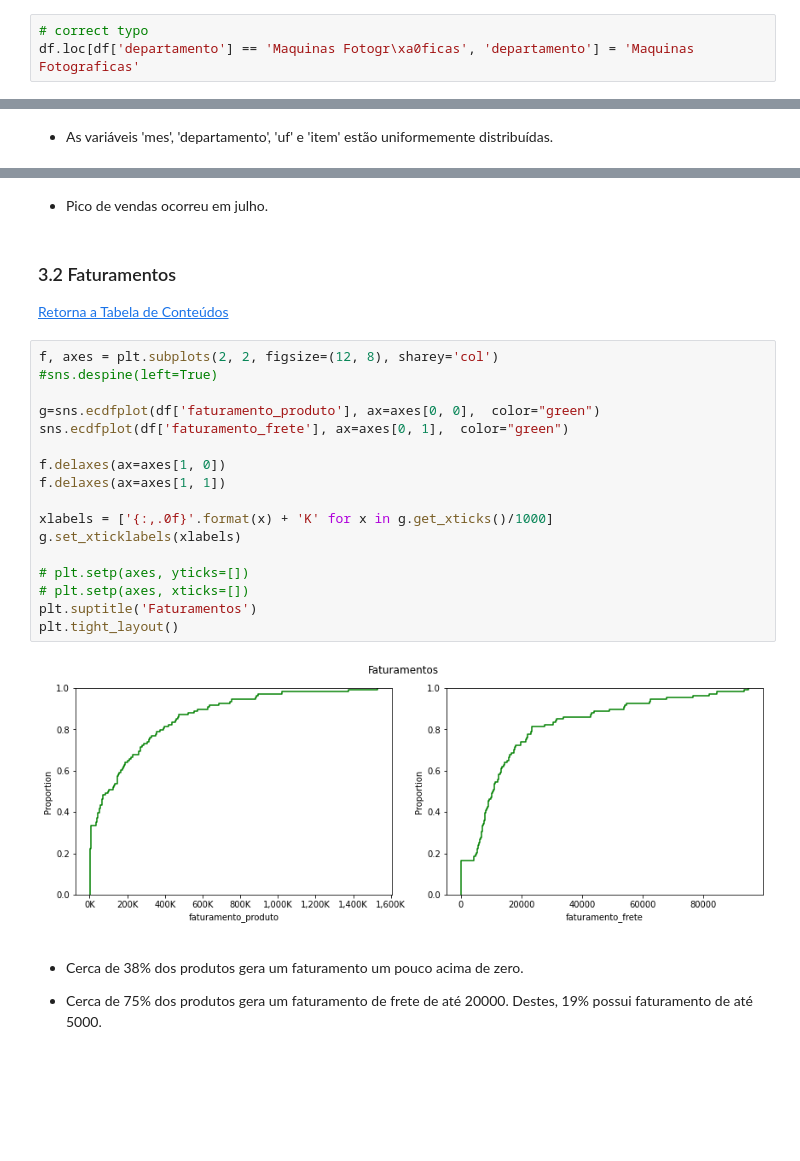
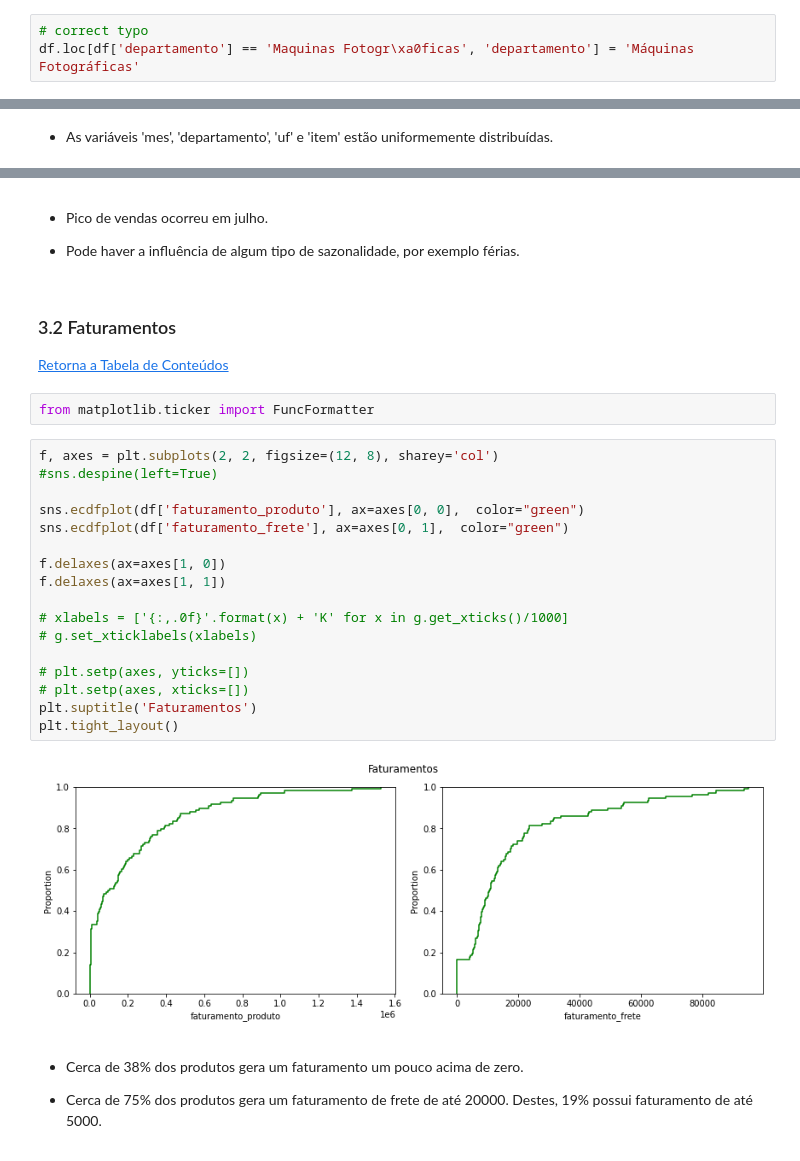
Before and after one commit to pathilink/B2W_data, a Jupyter notebook: B2W_report.ipynb, the cells around one changed output, grey strips where cells are left out. Drawn from its saved outputs; the diff is of its cells as text; blank space fills up the shorter version.

```diff
--- a/B2W_report.ipynb
+++ b/B2W_report.ipynb
@@ -97,7 +105,7 @@ memory usage: 11.1+ KB
 * Não há valores nulos.
 # %%
 # correct typo
-df.loc[df['departamento'] == 'Maquinas Fotogr\xa0ficas', 'departamento'] = 'Maquinas Fotograficas'
+df.loc[df['departamento'] == 'Maquinas Fotogr\xa0ficas', 'departamento'] = 'Máquinas Fotográficas'
 # %%
 print(f"Os dados referem-se aos:")
 print(f"- meses: {df['mes'].unique().tolist()}.")
@@ -143,27 +151,31 @@ plt.suptitle('Vendas por mês')
 # %% [markdown]
 * Pico de vendas ocorreu em julho.
+
+* Pode haver a influência de algum tipo de sazonalidade, por exemplo férias.
 # %% [markdown]
 ### 3.2 Faturamentos
 [Retorna a Tabela de Conteúdos](#Tabela-de-Conteúdos)
+# %%
+from matplotlib.ticker import FuncFormatter
 # %%
 f, axes = plt.subplots(2, 2, figsize=(12, 8), sharey='col')
 #sns.despine(left=True)
 
-g=sns.ecdfplot(df['faturamento_produto'], ax=axes[0, 0],  color="green")
+sns.ecdfplot(df['faturamento_produto'], ax=axes[0, 0],  color="green")
 sns.ecdfplot(df['faturamento_frete'], ax=axes[0, 1],  color="green")
 
 f.delaxes(ax=axes[1, 0])
 f.delaxes(ax=axes[1, 1])
 
-xlabels = ['{:,.0f}'.format(x) + 'K' for x in g.get_xticks()/1000]
-g.set_xticklabels(xlabels)
+# xlabels = ['{:,.0f}'.format(x) + 'K' for x in g.get_xticks()/1000]
+# g.set_xticklabels(xlabels)
 
 # plt.setp(axes, yticks=[])
 # plt.setp(axes, xticks=[])
 plt.suptitle('Faturamentos')
 plt.tight_layout()
 # %% [output]
-[figure, old version]
+[figure, new version]
 # %% [markdown]
 * Cerca de 38% dos produtos gera um faturamento um pouco acima de zero.
 
```
Also changed, not shown: parts of 72 cells of this notebook.
